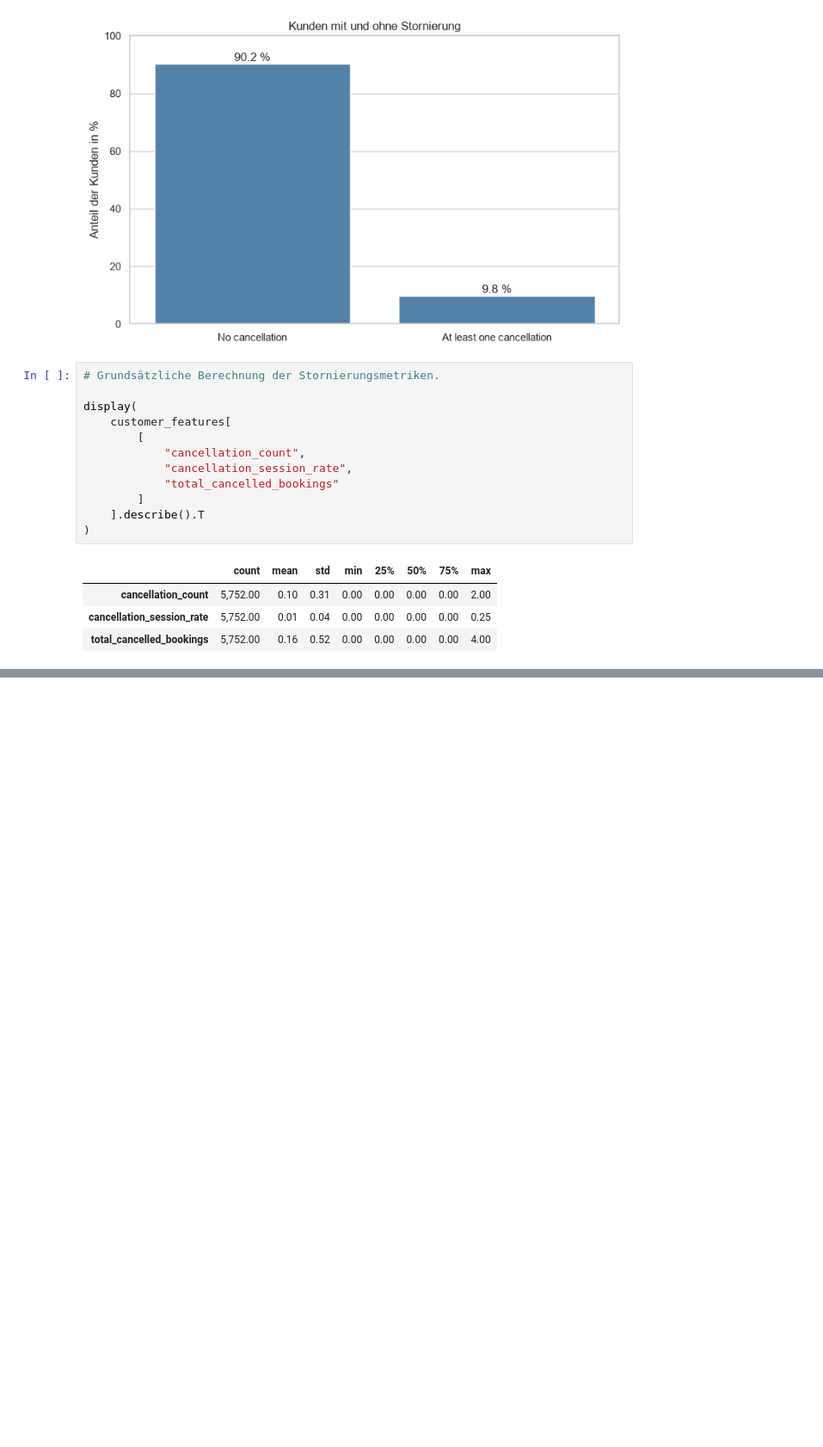
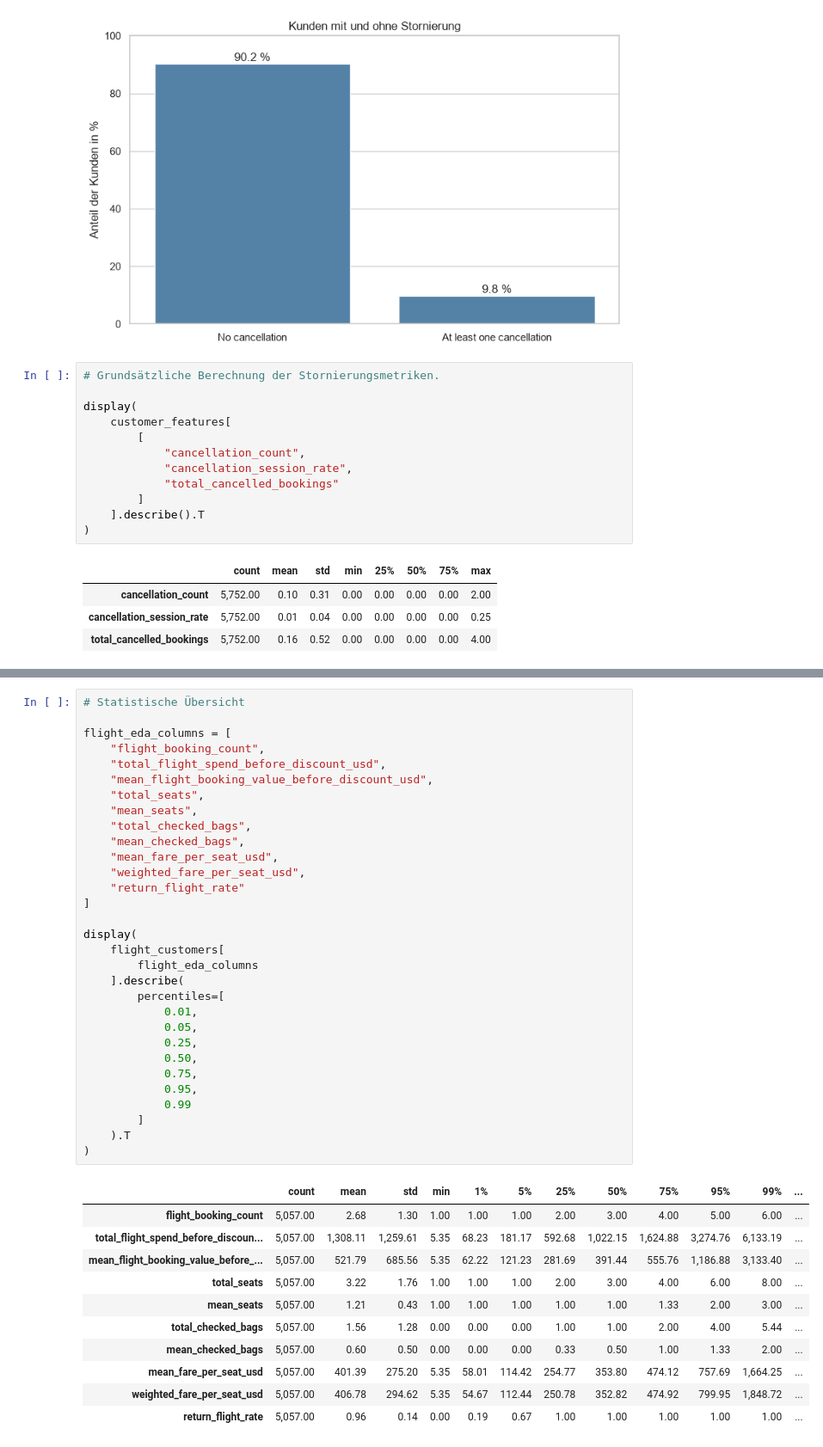
Before and after one commit to norawinkler/traveltide-customer-segmentation, a Jupyter notebook: notebooks/02_exploratory_data_analysis.ipynb, the cells around one changed output, grey strips where cells are left out. Shown at 86% size. Drawn from its saved outputs; the diff is of its cells as text; blank space fills up the shorter version.

```diff
--- a/notebooks/02_exploratory_data_analysis.ipynb
+++ b/notebooks/02_exploratory_data_analysis.ipynb
@@ -875,0 +931,43 @@ display(
+# %%
+# Statistische Übersicht
+
+flight_eda_columns = [
+    "flight_booking_count",
+    "total_flight_spend_before_discount_usd",
+    "mean_flight_booking_value_before_discount_usd",
+    "total_seats",
+    "mean_seats",
+    "total_checked_bags",
+    "mean_checked_bags",
+    "mean_fare_per_seat_usd",
+    "weighted_fare_per_seat_usd",
+    "return_flight_rate"
+]
+
+display(
+    flight_customers[
+        flight_eda_columns
+    ].describe(
+        percentiles=[
+            0.01,
+            0.05,
+            0.25,
+            0.50,
+            0.75,
+            0.95,
+            0.99
+        ]
+    ).T
+)
+# %% [output]
+|  | count | mean | std | min | 1% | 5% | 25% | 50% | 75% | 95% | 99% | ... |
+| flight_booking_count | 5,057.00 | 2.68 | 1.30 | 1.00 | 1.00 | 1.00 | 2.00 | 3.00 | 4.00 | 5.00 | 6.00 | ... |
+| total_flight_spend_before_discoun... | 5,057.00 | 1,308.11 | 1,259.61 | 5.35 | 68.23 | 181.17 | 592.68 | 1,022.15 | 1,624.88 | 3,274.76 | 6,133.19 | ... |
+| mean_flight_booking_value_before_... | 5,057.00 | 521.79 | 685.56 | 5.35 | 62.22 | 121.23 | 281.69 | 391.44 | 555.76 | 1,186.88 | 3,133.40 | ... |
+| total_seats | 5,057.00 | 3.22 | 1.76 | 1.00 | 1.00 | 1.00 | 2.00 | 3.00 | 4.00 | 6.00 | 8.00 | ... |
+| mean_seats | 5,057.00 | 1.21 | 0.43 | 1.00 | 1.00 | 1.00 | 1.00 | 1.00 | 1.33 | 2.00 | 3.00 | ... |
+| total_checked_bags | 5,057.00 | 1.56 | 1.28 | 0.00 | 0.00 | 0.00 | 1.00 | 1.00 | 2.00 | 4.00 | 5.44 | ... |
+| mean_checked_bags | 5,057.00 | 0.60 | 0.50 | 0.00 | 0.00 | 0.00 | 0.33 | 0.50 | 1.00 | 1.33 | 2.00 | ... |
+| mean_fare_per_seat_usd | 5,057.00 | 401.39 | 275.20 | 5.35 | 58.01 | 114.42 | 254.77 | 353.80 | 474.12 | 757.69 | 1,664.25 | ... |
+| weighted_fare_per_seat_usd | 5,057.00 | 406.78 | 294.62 | 5.35 | 54.67 | 112.44 | 250.78 | 352.82 | 474.92 | 799.95 | 1,848.72 | ... |
+| return_flight_rate | 5,057.00 | 0.96 | 0.14 | 0.00 | 0.19 | 0.67 | 1.00 | 1.00 | 1.00 | 1.00 | 1.00 | ... |
```
Also changed, not shown: parts of 9 cells of this notebook.
